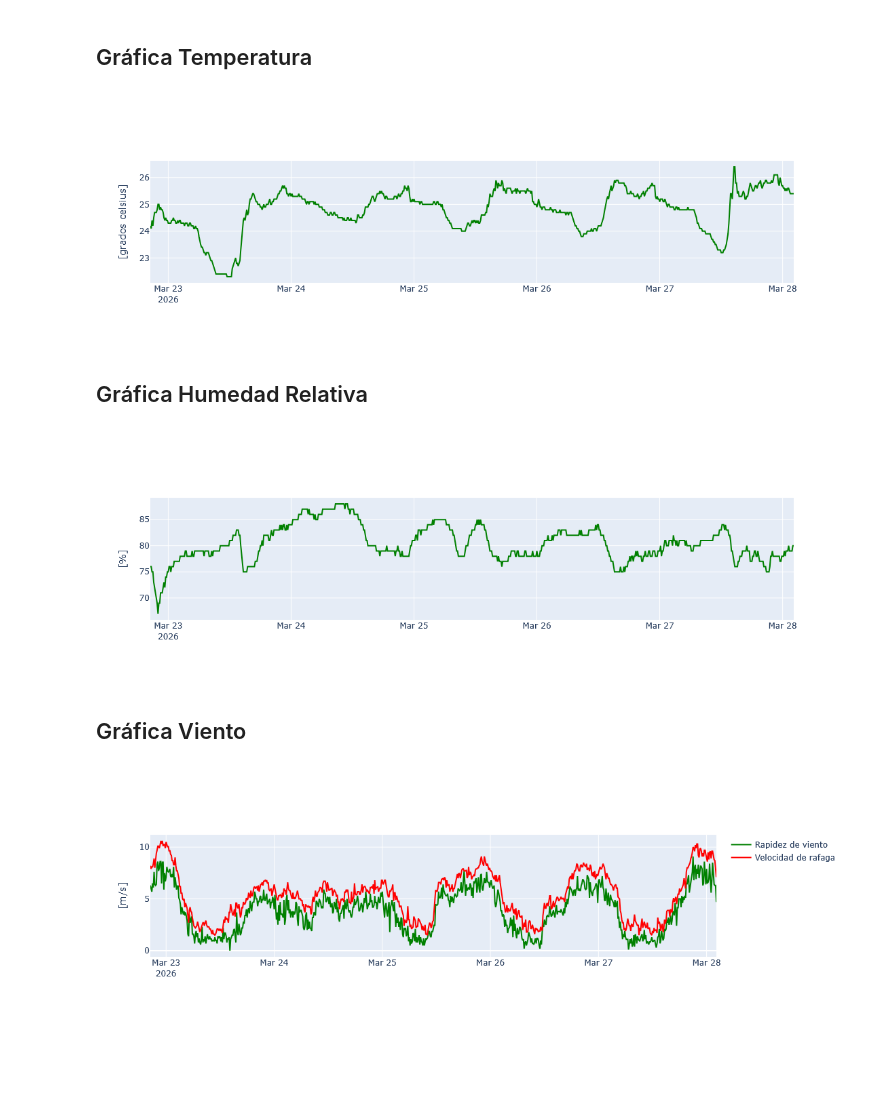
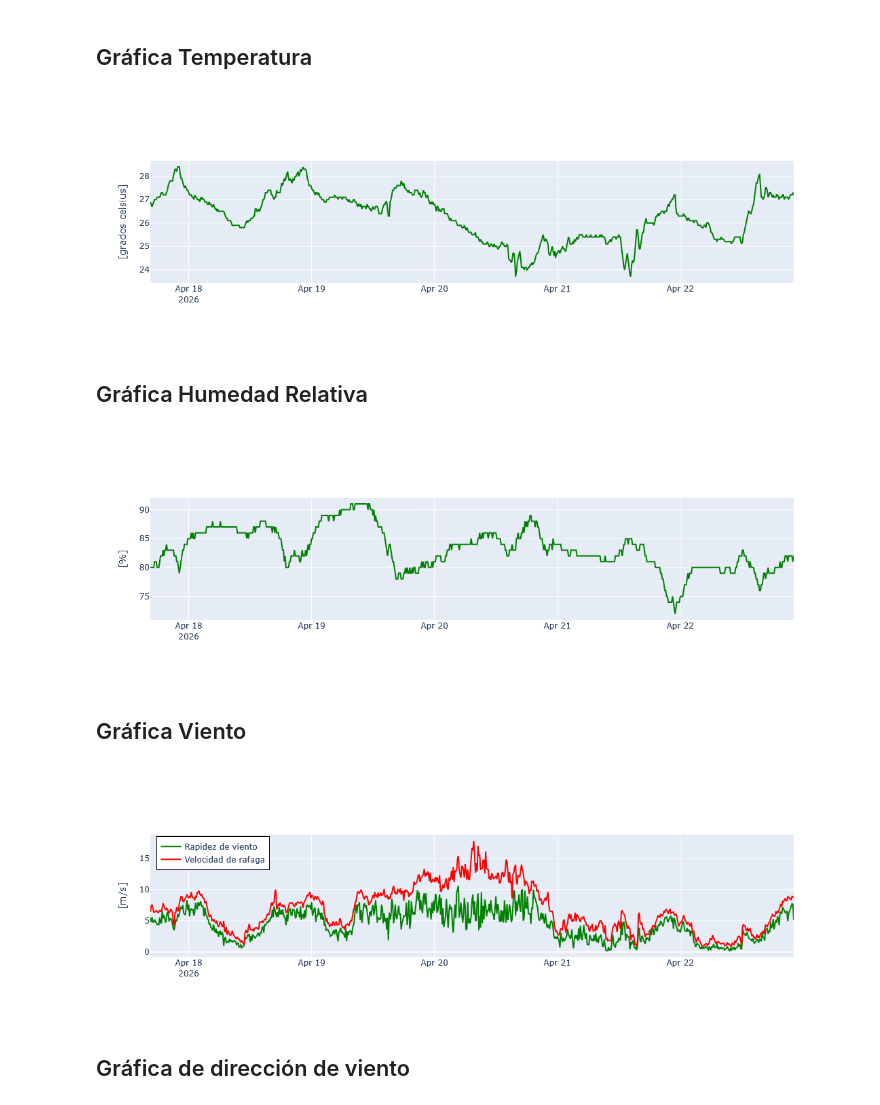
Before and after one commit to enrique34vera/MareaDeDatODS, a Jupyter notebook: scripts/001_LecturaGraficaDatosSMN.ipynb, the cells around one changed output. Saved outputs shown, nothing was run; the diff lists cells and outputs as text; code cells hidden in the pictures; blank space fills up the shorter version.

```diff
--- a/scripts/001_LecturaGraficaDatosSMN.ipynb
+++ b/scripts/001_LecturaGraficaDatosSMN.ipynb
@@ -5,10 +5,11 @@ import plotly.express as px
 import plotly.graph_objects as go
 # %%
 # Lectura de datos
-nivel_del_mar = pd.read_csv("../data/data-1_metros.csv")
-temperatura = pd.read_csv("../data/data-1_gradoscelsius.csv")
-humedad_rel = pd.read_csv("../data/data-1_porcentaje.csv")
-velocidad_viento = pd.read_csv("../data/data-1_metrosxsegundo.csv")
+nivel_del_mar = pd.read_csv("../datos/data-1_metros.csv")
+temperatura = pd.read_csv("../datos/data-1_gradoscelsius.csv")
+humedad_rel = pd.read_csv("../datos/data-1_porcentaje.csv")
+velocidad_viento = pd.read_csv("../datos/data-1_metrosxsegundo.csv")
+direccion_viento = pd.read_csv("../datos/data-1_grados.csv")
 # %%
 velocidad_viento
 # %% [output]
@@ -95,7 +98,7 @@ fig.update_layout(xaxis_title=" ",
                   yaxis_title="[grados celsius]")
 fig.show()
 # %% [output]
-[figure, old version]
+[figure, new version]
 # %% [markdown]
 ## Gráfica Humedad Relativa
 # %%
@@ -106,17 +109,20 @@ fig.update_layout(xaxis_title=" ",
                   yaxis_title="[%]")
 fig.show()
 # %% [output]
-[figure, old version]
+[figure, new version]
 # %% [markdown]
 ## Gráfica Viento
 # %%
 fig=go.Figure()
 fig.add_trace(go.Scatter(x=velocidad_viento['Tiempo_datetime'], y=velocidad_viento['Rapidez de viento'],
                          name='Rapidez de viento', line=dict(color='green',width=2)))
 fig.add_trace(go.Scatter(x=velocidad_viento['Tiempo_datetime'], y=velocidad_viento['Velocidad de rafaga'],
                          name='Velocidad de rafaga', line=dict(color='red',width=2)))
 fig.update_layout(xaxis_title=" ",
-                  yaxis_title="[m/s]")
+                  yaxis_title="[m/s]", legend=dict(x=0.01, y=0.99, traceorder="normal", font=dict(size=12), bordercolor="Black",
+                                                   borderwidth=1, xanchor="left",yanchor="top"))
 fig.show()
 # %% [output]
-[figure, old version]
+[figure, new version]
+# %% [markdown]
+## Gráfica de dirección de viento
```
Also changed, not shown: parts of 9 cells of this notebook.
